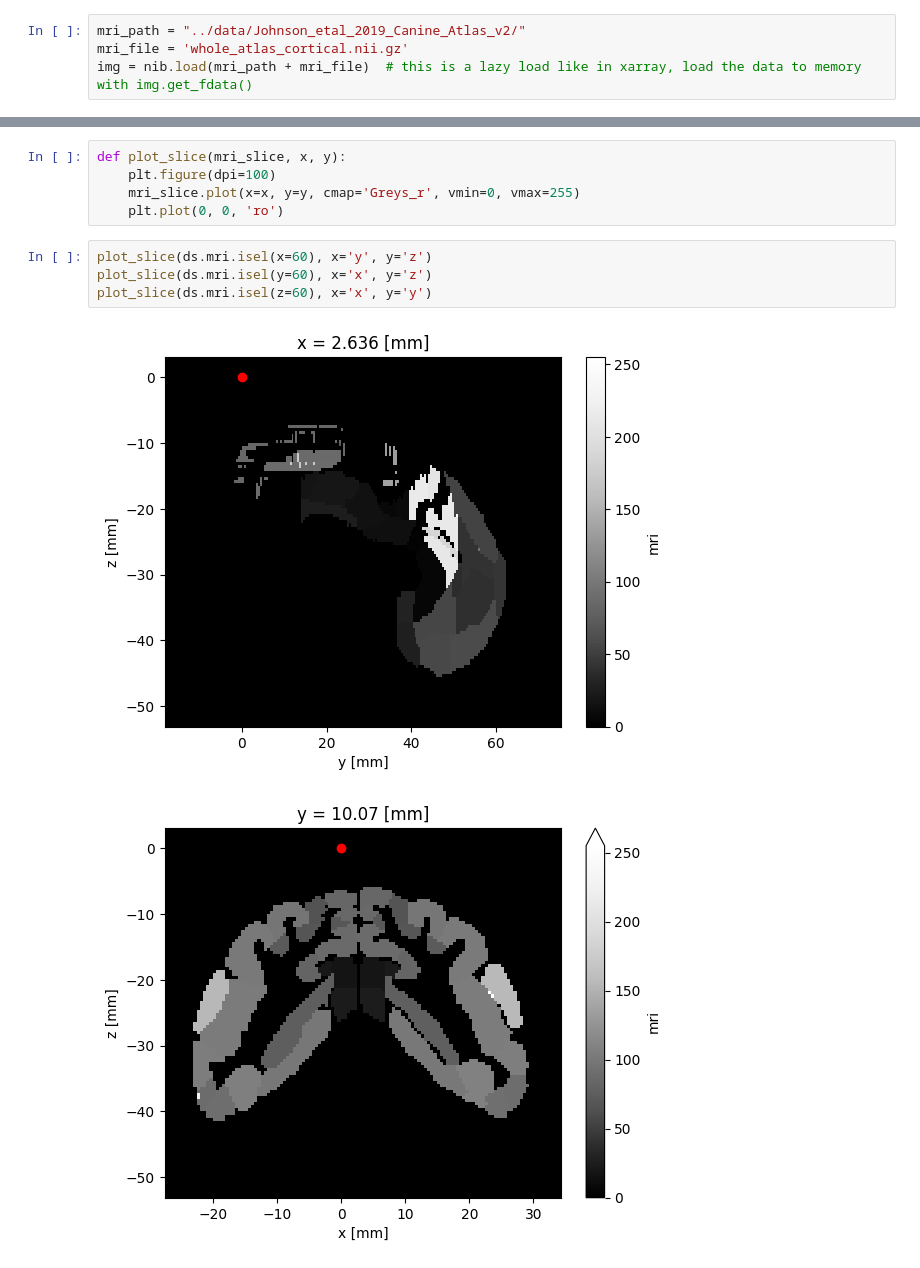
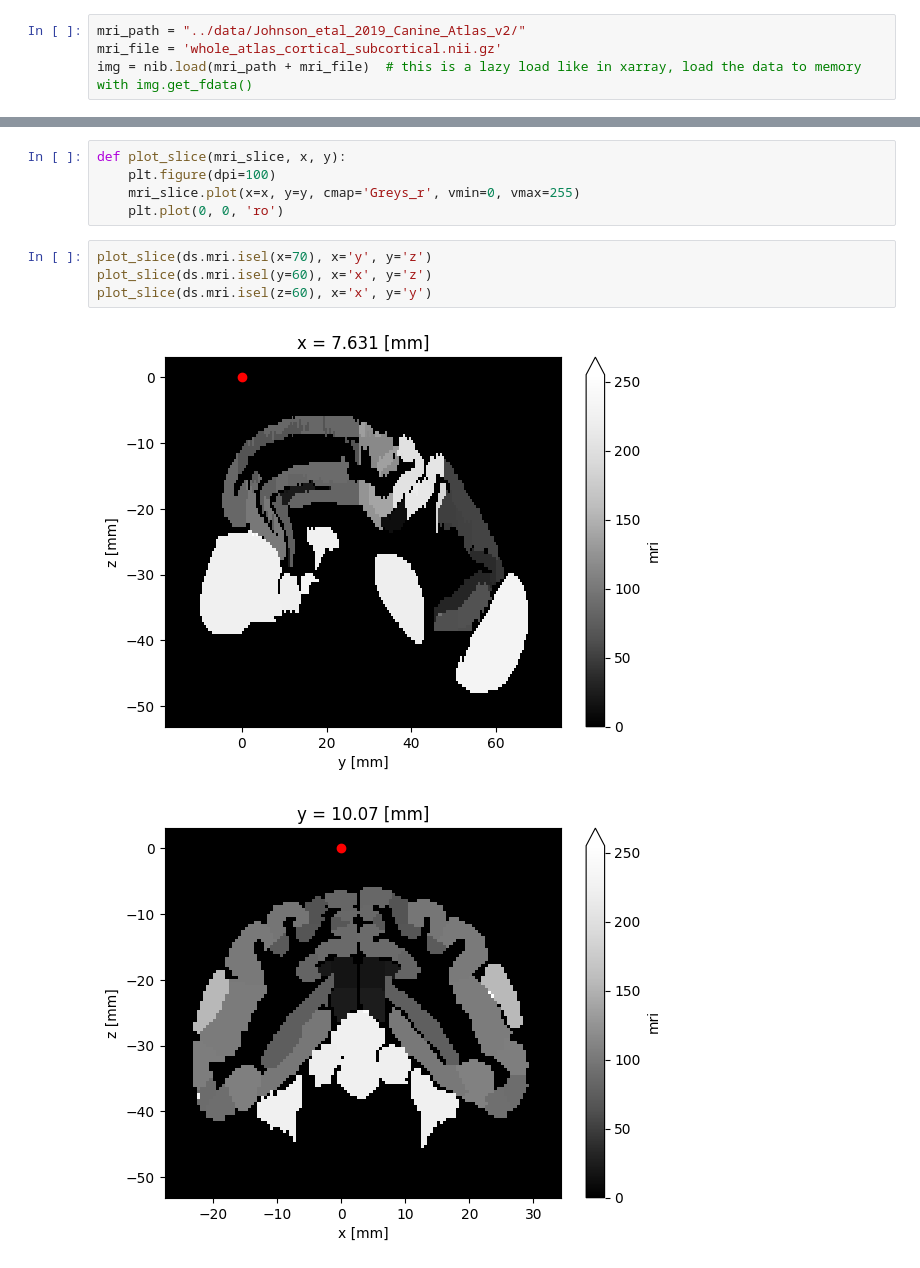
Before and after one commit to mleiwe/PathologyRegistrationPipeline, a Jupyter notebook: notebooks/20241127_FS_MRI_add_coords.ipynb, the cells around one changed output, grey strips where cells are left out. Saved outputs shown, nothing was run; the diff lists cells and outputs as text.

Commit message:
added subcortical regions

```diff
--- a/notebooks/20241127_FS_MRI_add_coords.ipynb
+++ b/notebooks/20241127_FS_MRI_add_coords.ipynb
@@ -28,7 +28,7 @@ np.set_printoptions(suppress=True, precision=4)  # suppresses scientific notatio
 ## Lazy load data
 # %%
 mri_path = "../data/Johnson_etal_2019_Canine_Atlas_v2/"
-mri_file = 'whole_atlas_cortical.nii.gz'
+mri_file = 'whole_atlas_cortical_subcortical.nii.gz'
 img = nib.load(mri_path + mri_file)  # this is a lazy load like in xarray, load the data to memory with img.get_fdata()
 # %%
 print(type(img))
@@ -232,9 +232,9 @@ def plot_slice(mri_slice, x, y):
     mri_slice.plot(x=x, y=y, cmap='Greys_r', vmin=0, vmax=255)
     plt.plot(0, 0, 'ro')
 # %%
-plot_slice(ds.mri.isel(x=60), x='y', y='z')
+plot_slice(ds.mri.isel(x=70), x='y', y='z')
 plot_slice(ds.mri.isel(y=60), x='x', y='z')
 plot_slice(ds.mri.isel(z=60), x='x', y='y')
 # %% [output]
-[figure, old version]
+[figure, new version]
-[figure, old version]
+[figure, new version]
```
Also changed, not shown: parts of 4 cells of this notebook.
